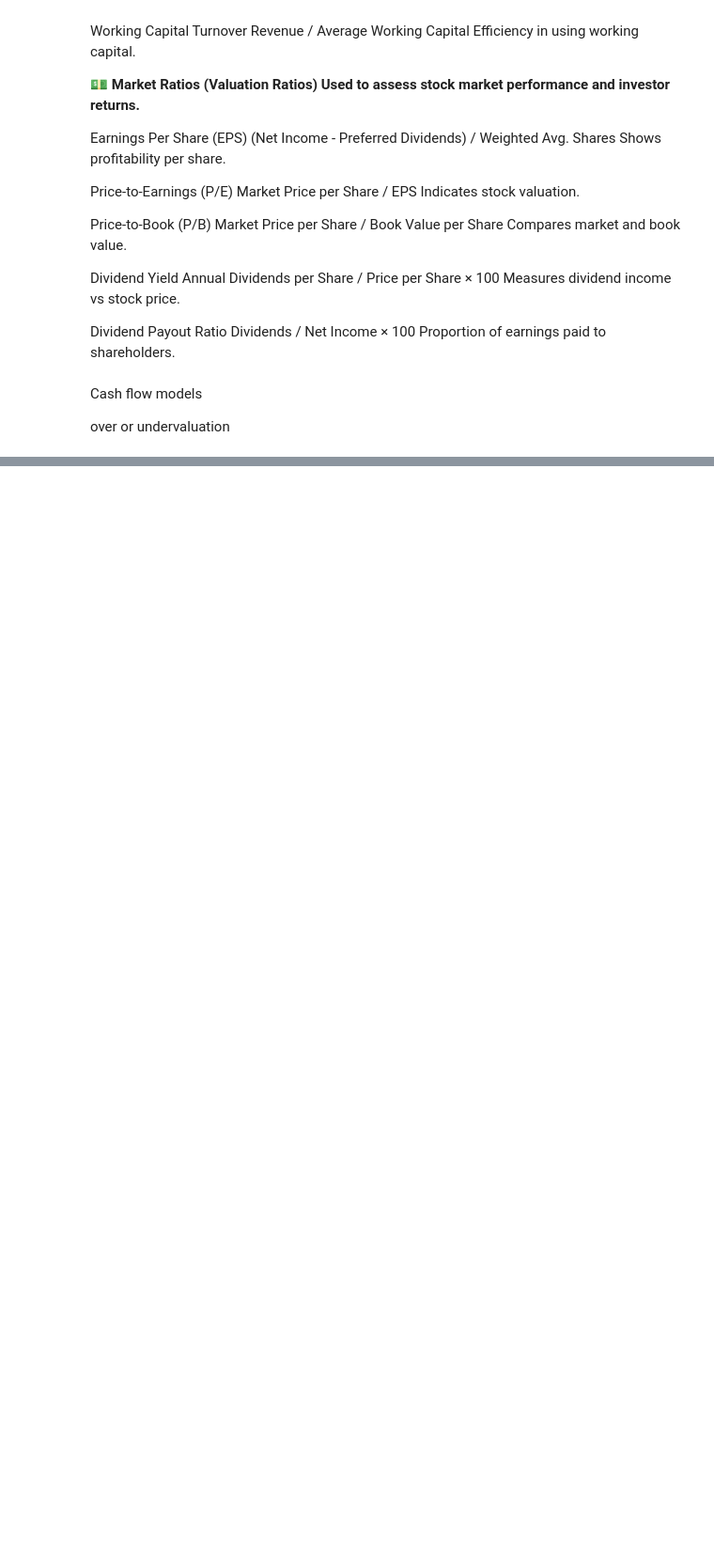
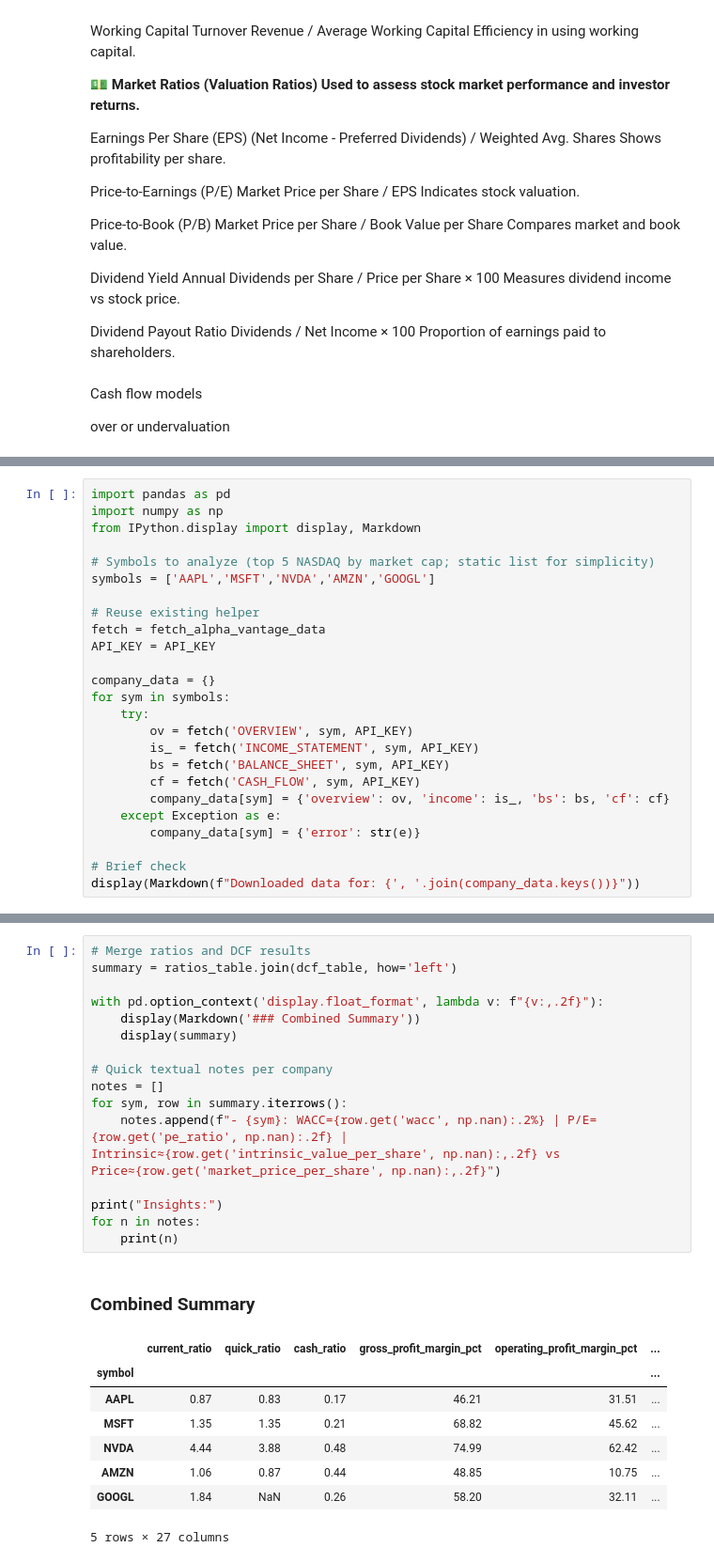
Before and after one commit to chielgroen1998/valuations, a Jupyter notebook: valuations.ipynb, the cells around one changed output, grey strips where cells are left out. Shown at 94% size. Cells and saved outputs as stored; diff of their text form; blank space fills up the shorter version.

```diff
--- a/valuations.ipynb
+++ b/valuations.ipynb
@@ -459,0 +120,25 @@ over or undervaluation
+# %%
+import pandas as pd
+import numpy as np
+from IPython.display import display, Markdown
+
+# Symbols to analyze (top 5 NASDAQ by market cap; static list for simplicity)
+symbols = ['AAPL','MSFT','NVDA','AMZN','GOOGL']
+
+# Reuse existing helper
+fetch = fetch_alpha_vantage_data
+API_KEY = API_KEY
+
+company_data = {}
+for sym in symbols:
+    try:
+        ov = fetch('OVERVIEW', sym, API_KEY)
+        is_ = fetch('INCOME_STATEMENT', sym, API_KEY)
+        bs = fetch('BALANCE_SHEET', sym, API_KEY)
+        cf = fetch('CASH_FLOW', sym, API_KEY)
+        company_data[sym] = {'overview': ov, 'income': is_, 'bs': bs, 'cf': cf}
+    except Exception as e:
+        company_data[sym] = {'error': str(e)}
+
+# Brief check
+display(Markdown(f"Downloaded data for: {', '.join(company_data.keys())}"))
@@ -459,0 +435,26 @@ over or undervaluation
+# %%
+# Merge ratios and DCF results
+summary = ratios_table.join(dcf_table, how='left')
+
+with pd.option_context('display.float_format', lambda v: f"{v:,.2f}"):
+    display(Markdown('### Combined Summary'))
+    display(summary)
+
+# Quick textual notes per company
+notes = []
+for sym, row in summary.iterrows():
+    notes.append(f"- {sym}: WACC={row.get('wacc', np.nan):.2%} | P/E={row.get('pe_ratio', np.nan):.2f} | Intrinsic≈{row.get('intrinsic_value_per_share', np.nan):,.2f} vs Price≈{row.get('market_price_per_share', np.nan):,.2f}")
+
+print("Insights:")
+for n in notes:
+    print(n)
+# %% [output]
+### Combined Summary
+|  | current_ratio | quick_ratio | cash_ratio | gross_profit_margin_pct | operating_profit_margin_pct | ... |
+| symbol |  |  |  |  |  | ... |
+| AAPL | 0.87 | 0.83 | 0.17 | 46.21 | 31.51 | ... |
+| MSFT | 1.35 | 1.35 | 0.21 | 68.82 | 45.62 | ... |
+| NVDA | 4.44 | 3.88 | 0.48 | 74.99 | 62.42 | ... |
+| AMZN | 1.06 | 0.87 | 0.44 | 48.85 | 10.75 | ... |
+| GOOGL | 1.84 | NaN | 0.26 | 58.20 | 32.11 | ... |
+5 rows × 27 columns
```
Also changed, not shown: parts of 38 cells of this notebook.
